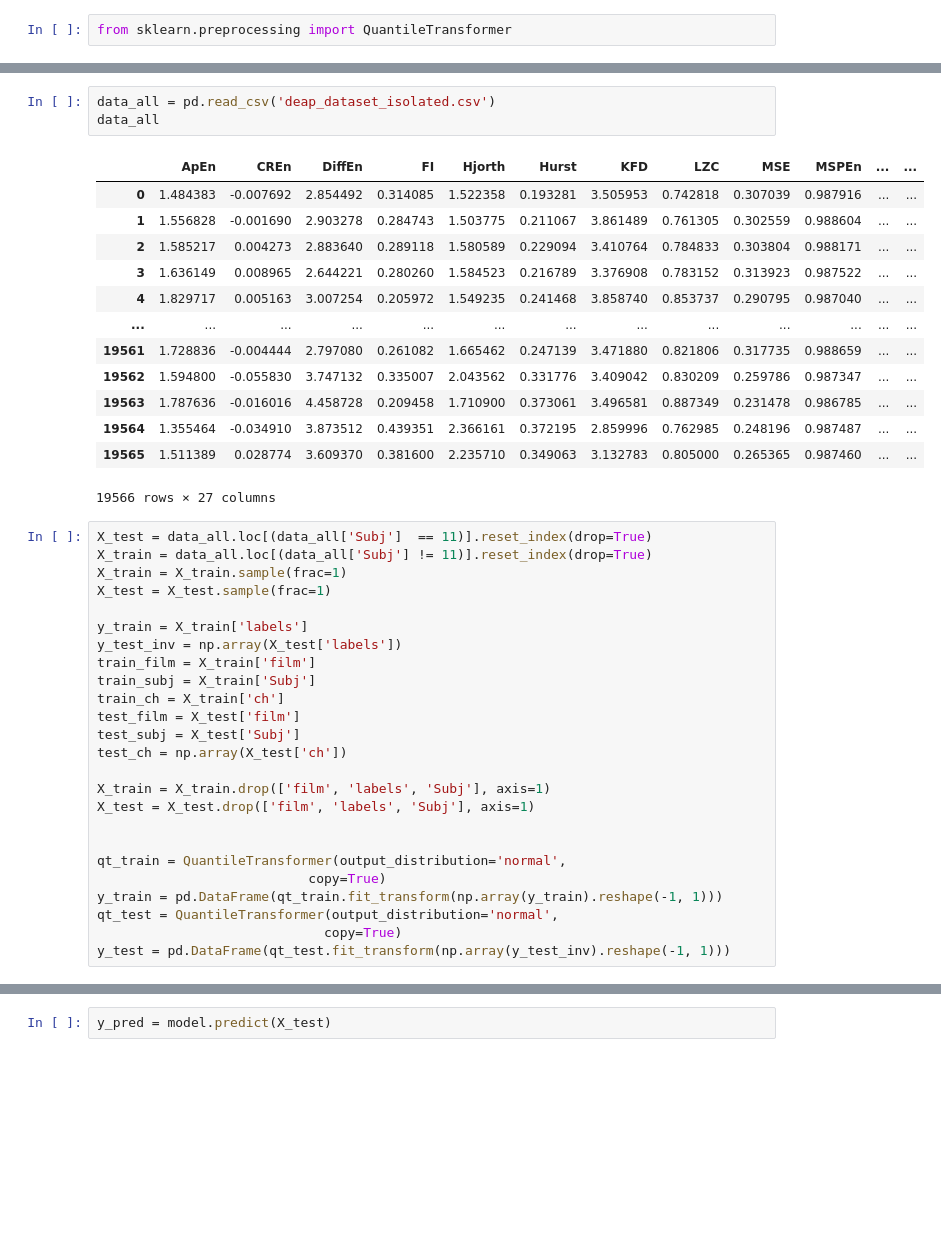
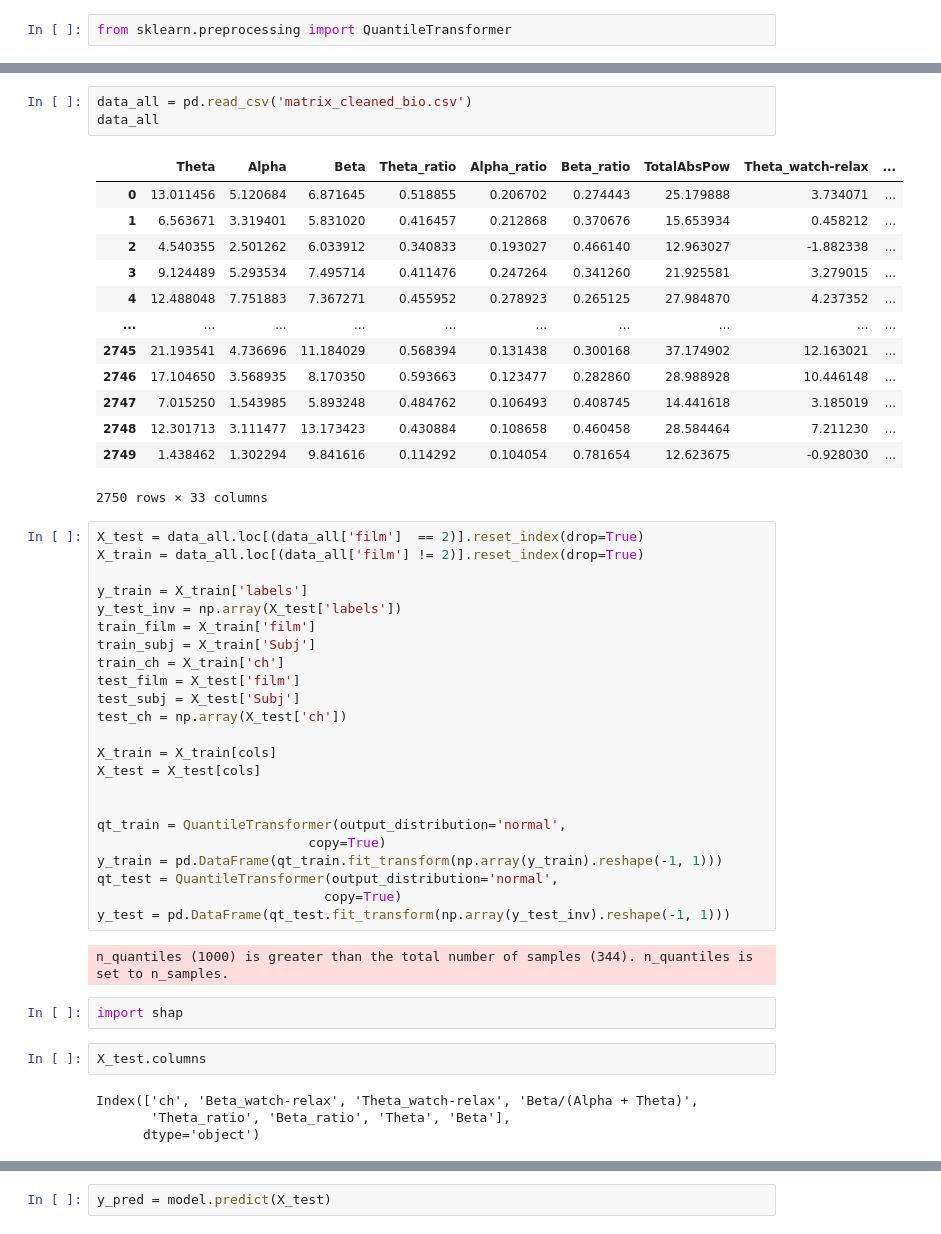
Before and after one commit to Nakinamo/EEG-notebooks, a Jupyter notebook: Models/Catboost.ipynb, the cells around one changed output, grey strips where cells are left out. Saved outputs shown, nothing was run; the diff lists cells and outputs as text; blank space fills up the shorter version.

```diff
--- a/Models/Catboost.ipynb
+++ b/Models/Catboost.ipynb
@@ -13,25 +28,23 @@ from sklearn.preprocessing import QuantileTransformer
 # %%
-data_all = pd.read_csv('deap_dataset_isolated.csv')
+data_all = pd.read_csv('matrix_cleaned_bio.csv')
 data_all
 # %% [output]
-|  | ApEn | CREn | DiffEn | FI | Hjorth | Hurst | KFD | LZC | MSE | MSPEn | ... | ... |
-| 0 | 1.484383 | -0.007692 | 2.854492 | 0.314085 | 1.522358 | 0.193281 | 3.505953 | 0.742818 | 0.307039 | 0.987916 | ... | ... |
-| 1 | 1.556828 | -0.001690 | 2.903278 | 0.284743 | 1.503775 | 0.211067 | 3.861489 | 0.761305 | 0.302559 | 0.988604 | ... | ... |
-| 2 | 1.585217 | 0.004273 | 2.883640 | 0.289118 | 1.580589 | 0.229094 | 3.410764 | 0.784833 | 0.303804 | 0.988171 | ... | ... |
-| 3 | 1.636149 | 0.008965 | 2.644221 | 0.280260 | 1.584523 | 0.216789 | 3.376908 | 0.783152 | 0.313923 | 0.987522 | ... | ... |
-| 4 | 1.829717 | 0.005163 | 3.007254 | 0.205972 | 1.549235 | 0.241468 | 3.858740 | 0.853737 | 0.290795 | 0.987040 | ... | ... |
-| ... | ... | ... | ... | ... | ... | ... | ... | ... | ... | ... | ... | ... |
-| 19561 | 1.728836 | -0.004444 | 2.797080 | 0.261082 | 1.665462 | 0.247139 | 3.471880 | 0.821806 | 0.317735 | 0.988659 | ... | ... |
-| 19562 | 1.594800 | -0.055830 | 3.747132 | 0.335007 | 2.043562 | 0.331776 | 3.409042 | 0.830209 | 0.259786 | 0.987347 | ... | ... |
-| 19563 | 1.787636 | -0.016016 | 4.458728 | 0.209458 | 1.710900 | 0.373061 | 3.496581 | 0.887349 | 0.231478 | 0.986785 | ... | ... |
-| 19564 | 1.355464 | -0.034910 | 3.873512 | 0.439351 | 2.366161 | 0.372195 | 2.859996 | 0.762985 | 0.248196 | 0.987487 | ... | ... |
-| 19565 | 1.511389 | 0.028774 | 3.609370 | 0.381600 | 2.235710 | 0.349063 | 3.132783 | 0.805000 | 0.265365 | 0.987460 | ... | ... |
+|  | Theta | Alpha | Beta | Theta_ratio | Alpha_ratio | Beta_ratio | TotalAbsPow | Theta_watch-relax | ... |
+| 0 | 13.011456 | 5.120684 | 6.871645 | 0.518855 | 0.206702 | 0.274443 | 25.179888 | 3.734071 | ... |
+| 1 | 6.563671 | 3.319401 | 5.831020 | 0.416457 | 0.212868 | 0.370676 | 15.653934 | 0.458212 | ... |
+| 2 | 4.540355 | 2.501262 | 6.033912 | 0.340833 | 0.193027 | 0.466140 | 12.963027 | -1.882338 | ... |
+| 3 | 9.124489 | 5.293534 | 7.495714 | 0.411476 | 0.247264 | 0.341260 | 21.925581 | 3.279015 | ... |
+| 4 | 12.488048 | 7.751883 | 7.367271 | 0.455952 | 0.278923 | 0.265125 | 27.984870 | 4.237352 | ... |
+| ... | ... | ... | ... | ... | ... | ... | ... | ... | ... |
+| 2745 | 21.193541 | 4.736696 | 11.184029 | 0.568394 | 0.131438 | 0.300168 | 37.174902 | 12.163021 | ... |
+| 2746 | 17.104650 | 3.568935 | 8.170350 | 0.593663 | 0.123477 | 0.282860 | 28.988928 | 10.446148 | ... |
+| 2747 | 7.015250 | 1.543985 | 5.893248 | 0.484762 | 0.106493 | 0.408745 | 14.441618 | 3.185019 | ... |
+| 2748 | 12.301713 | 3.111477 | 13.173423 | 0.430884 | 0.108658 | 0.460458 | 28.584464 | 7.211230 | ... |
+| 2749 | 1.438462 | 1.302294 | 9.841616 | 0.114292 | 0.104054 | 0.781654 | 12.623675 | -0.928030 | ... |
-19566 rows × 27 columns
+2750 rows × 33 columns
 # %%
-X_test = data_all.loc[(data_all['Subj']  == 11)].reset_index(drop=True)
-X_train = data_all.loc[(data_all['Subj'] != 11)].reset_index(drop=True)
-X_train = X_train.sample(frac=1)
-X_test = X_test.sample(frac=1)
+X_test = data_all.loc[(data_all['film']  == 2)].reset_index(drop=True)
+X_train = data_all.loc[(data_all['film'] != 2)].reset_index(drop=True)
 
 y_train = X_train['labels']
 y_test_inv = np.array(X_test['labels'])
@@ -42,8 +55,8 @@ test_film = X_test['film']
 test_subj = X_test['Subj']
 test_ch = np.array(X_test['ch'])
 
-X_train = X_train.drop(['film', 'labels', 'Subj'], axis=1)
-X_test = X_test.drop(['film', 'labels', 'Subj'], axis=1)
+X_train = X_train[cols]
+X_test = X_test[cols]
 
 
 qt_train = QuantileTransformer(output_distribution='normal',
@@ -52,3 +65,13 @@ y_train = pd.DataFrame(qt_train.fit_transform(np.array(y_train).reshape(-1, 1)))
 qt_test = QuantileTransformer(output_distribution='normal',
                              copy=True)
 y_test = pd.DataFrame(qt_test.fit_transform(np.array(y_test_inv).reshape(-1, 1)))
+# %% [output]
+n_quantiles (1000) is greater than the total number of samples (344). n_quantiles is set to n_samples.
+# %%
+import shap
+# %%
+X_test.columns
+# %% [output]
+Index(['ch', 'Beta_watch-relax', 'Theta_watch-relax', 'Beta/(Alpha + Theta)',
+       'Theta_ratio', 'Beta_ratio', 'Theta', 'Beta'],
+      dtype='object')
```
Also changed, not shown: parts of 35 cells of this notebook.
